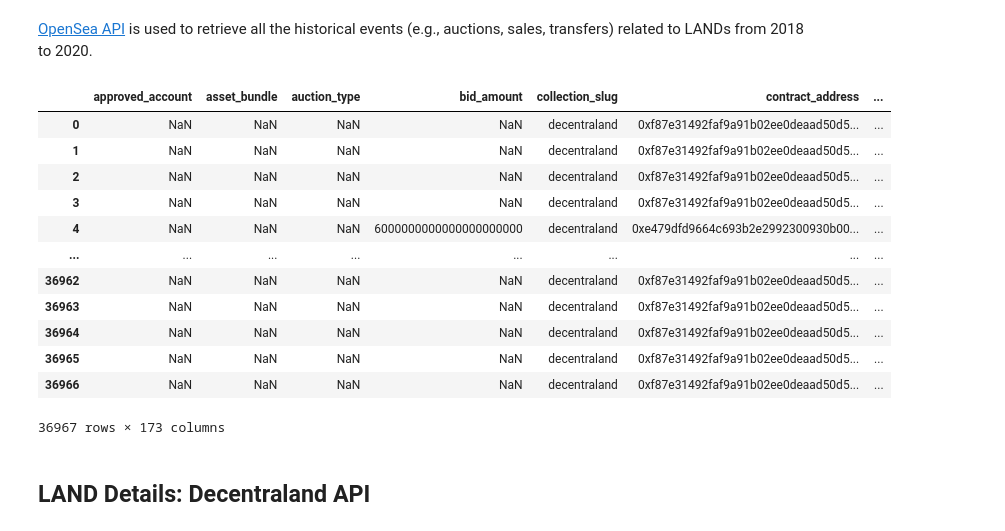
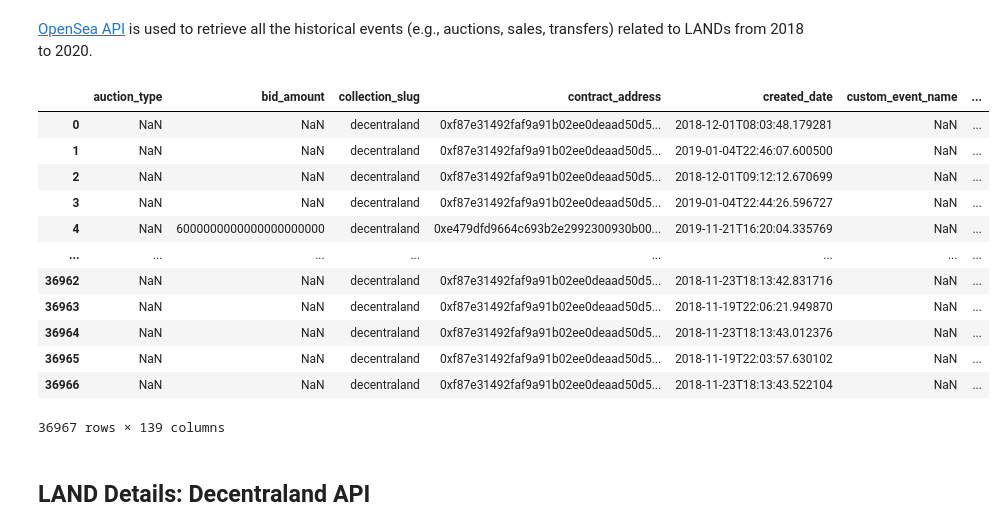
Before and after one commit to eurobae/decentraland-analytics, a Jupyter notebook: 01-EDA.ipynb, the cells around one changed output. Cells and saved outputs as stored; diff of their text form; code cells hidden in the pictures.

```diff
--- a/01-EDA.ipynb
+++ b/01-EDA.ipynb
@@ -16,22 +16,27 @@ pd.options.display.max_columns = None
 # %% [markdown]
 [OpenSea API](https://docs.opensea.io/reference/api-overview) is used to retrieve all the historical events (e.g., auctions, sales, transfers) related to LANDs from 2018 to 2020.
 # %%
-events_land = pd.read_csv("./data/events_land_181920.csv")
+events_land = pd.read_csv("./data/events_land_181920.csv", low_memory=False)
+
+# drop empty columns
+empty_cols = events_land.columns[events_land.notna().sum() == 0]
+events_land = events_land.drop(columns=empty_cols)
+
 events_land
 # %% [output]
-|  | approved_account | asset_bundle | auction_type | bid_amount | collection_slug | contract_address | ... |
-| 0 | NaN | NaN | NaN | NaN | decentraland | 0xf87e31492faf9a91b02ee0deaad50d5... | ... |
-| 1 | NaN | NaN | NaN | NaN | decentraland | 0xf87e31492faf9a91b02ee0deaad50d5... | ... |
-| 2 | NaN | NaN | NaN | NaN | decentraland | 0xf87e31492faf9a91b02ee0deaad50d5... | ... |
-| 3 | NaN | NaN | NaN | NaN | decentraland | 0xf87e31492faf9a91b02ee0deaad50d5... | ... |
-| 4 | NaN | NaN | NaN | 6000000000000000000000 | decentraland | 0xe479dfd9664c693b2e2992300930b00... | ... |
+|  | auction_type | bid_amount | collection_slug | contract_address | created_date | custom_event_name | ... |
+| 0 | NaN | NaN | decentraland | 0xf87e31492faf9a91b02ee0deaad50d5... | 2018-12-01T08:03:48.179281 | NaN | ... |
+| 1 | NaN | NaN | decentraland | 0xf87e31492faf9a91b02ee0deaad50d5... | 2019-01-04T22:46:07.600500 | NaN | ... |
+| 2 | NaN | NaN | decentraland | 0xf87e31492faf9a91b02ee0deaad50d5... | 2018-12-01T09:12:12.670699 | NaN | ... |
+| 3 | NaN | NaN | decentraland | 0xf87e31492faf9a91b02ee0deaad50d5... | 2019-01-04T22:44:26.596727 | NaN | ... |
+| 4 | NaN | 6000000000000000000000 | decentraland | 0xe479dfd9664c693b2e2992300930b00... | 2019-11-21T16:20:04.335769 | NaN | ... |
 | ... | ... | ... | ... | ... | ... | ... | ... |
-| 36962 | NaN | NaN | NaN | NaN | decentraland | 0xf87e31492faf9a91b02ee0deaad50d5... | ... |
-| 36963 | NaN | NaN | NaN | NaN | decentraland | 0xf87e31492faf9a91b02ee0deaad50d5... | ... |
-| 36964 | NaN | NaN | NaN | NaN | decentraland | 0xf87e31492faf9a91b02ee0deaad50d5... | ... |
-| 36965 | NaN | NaN | NaN | NaN | decentraland | 0xf87e31492faf9a91b02ee0deaad50d5... | ... |
-| 36966 | NaN | NaN | NaN | NaN | decentraland | 0xf87e31492faf9a91b02ee0deaad50d5... | ... |
+| 36962 | NaN | NaN | decentraland | 0xf87e31492faf9a91b02ee0deaad50d5... | 2018-11-23T18:13:42.831716 | NaN | ... |
+| 36963 | NaN | NaN | decentraland | 0xf87e31492faf9a91b02ee0deaad50d5... | 2018-11-19T22:06:21.949870 | NaN | ... |
+| 36964 | NaN | NaN | decentraland | 0xf87e31492faf9a91b02ee0deaad50d5... | 2018-11-23T18:13:43.012376 | NaN | ... |
+| 36965 | NaN | NaN | decentraland | 0xf87e31492faf9a91b02ee0deaad50d5... | 2018-11-19T22:03:57.630102 | NaN | ... |
+| 36966 | NaN | NaN | decentraland | 0xf87e31492faf9a91b02ee0deaad50d5... | 2018-11-23T18:13:43.522104 | NaN | ... |
-36967 rows × 173 columns
+36967 rows × 139 columns
 # %% [markdown]
 ## LAND Details: Decentraland API
 # %%
```
Also changed, not shown: parts of 1 cell of this notebook.
